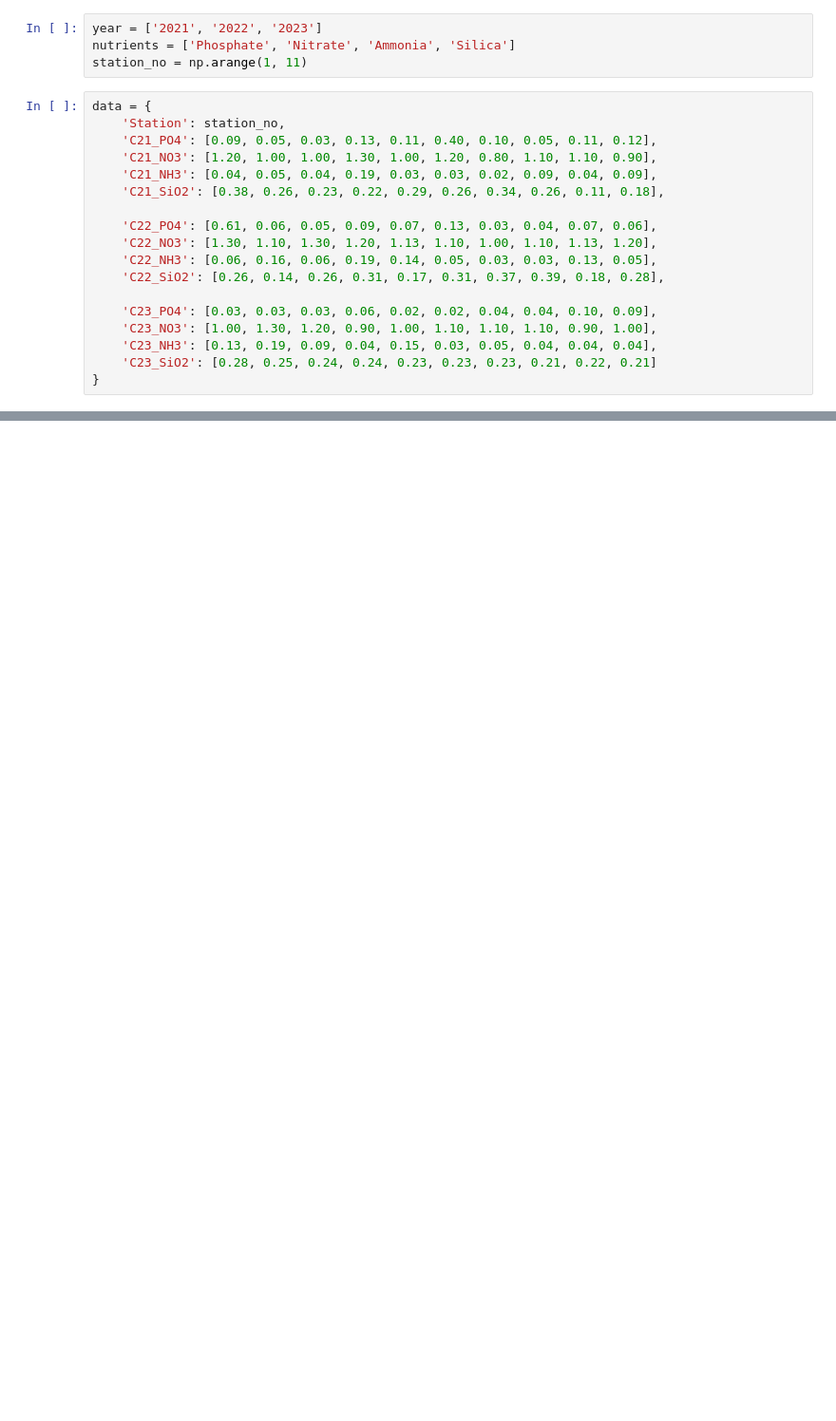
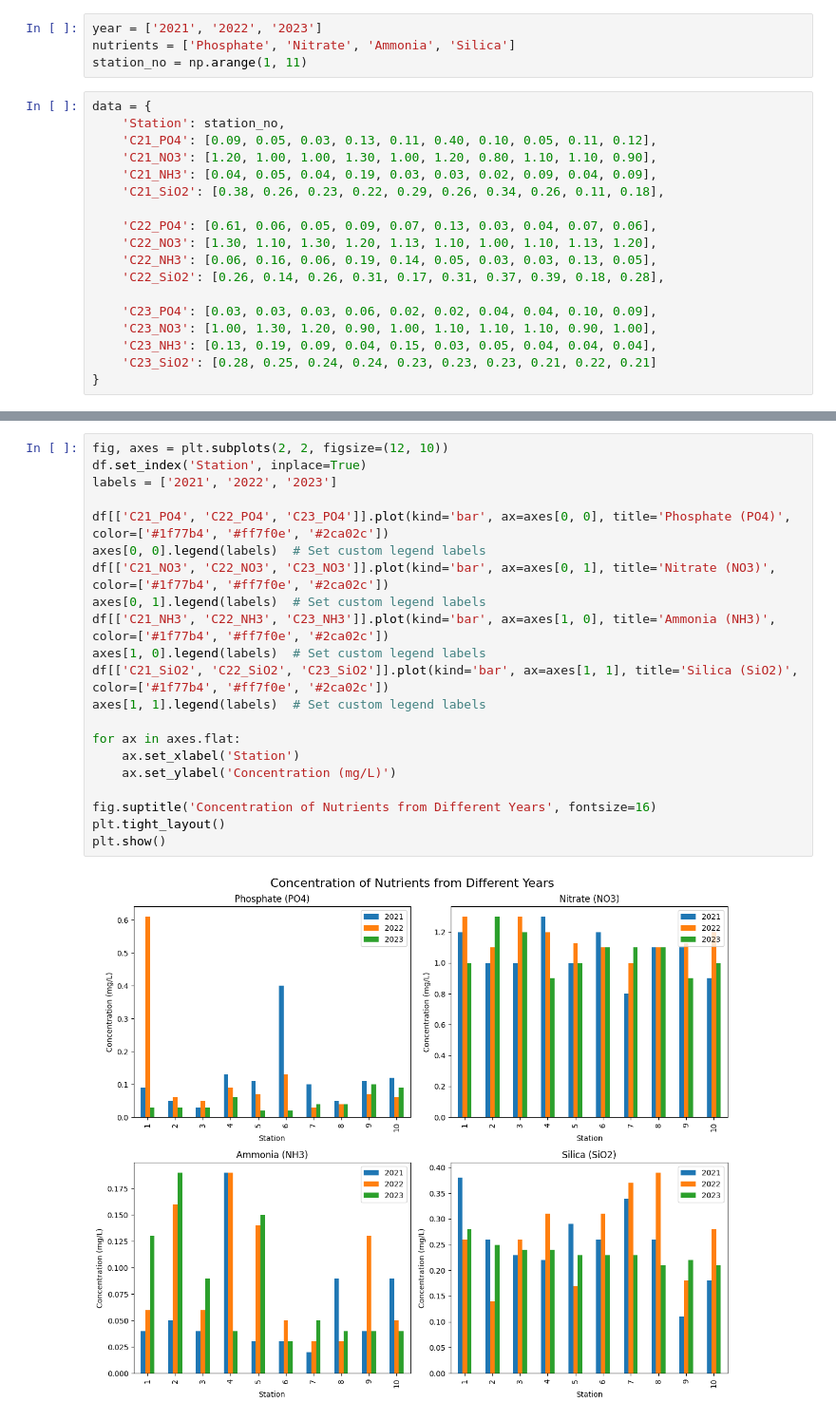
Before and after one commit to Nawshin-25/Saint_Martin, a Jupyter notebook: Nutrients.ipynb, the cells around one changed output, grey strips where cells are left out. Shown at 95% size. Drawn from its saved outputs; the diff is of its cells as text; blank space fills up the shorter version.

```diff
--- a/Nutrients.ipynb
+++ b/Nutrients.ipynb
@@ -58,0 +60,23 @@ plt.show()
+# %%
+fig, axes = plt.subplots(2, 2, figsize=(12, 10))
+df.set_index('Station', inplace=True)
+labels = ['2021', '2022', '2023']
+
+df[['C21_PO4', 'C22_PO4', 'C23_PO4']].plot(kind='bar', ax=axes[0, 0], title='Phosphate (PO4)', color=['#1f77b4', '#ff7f0e', '#2ca02c'])
+axes[0, 0].legend(labels)  # Set custom legend labels
+df[['C21_NO3', 'C22_NO3', 'C23_NO3']].plot(kind='bar', ax=axes[0, 1], title='Nitrate (NO3)', color=['#1f77b4', '#ff7f0e', '#2ca02c'])
+axes[0, 1].legend(labels)  # Set custom legend labels
+df[['C21_NH3', 'C22_NH3', 'C23_NH3']].plot(kind='bar', ax=axes[1, 0], title='Ammonia (NH3)', color=['#1f77b4', '#ff7f0e', '#2ca02c'])
+axes[1, 0].legend(labels)  # Set custom legend labels
+df[['C21_SiO2', 'C22_SiO2', 'C23_SiO2']].plot(kind='bar', ax=axes[1, 1], title='Silica (SiO2)', color=['#1f77b4', '#ff7f0e', '#2ca02c'])
+axes[1, 1].legend(labels)  # Set custom legend labels
+
+for ax in axes.flat:
+    ax.set_xlabel('Station')
+    ax.set_ylabel('Concentration (mg/L)')
+
+fig.suptitle('Concentration of Nutrients from Different Years', fontsize=16)
+plt.tight_layout()
+plt.show()
+# %% [output]
+[figure, added]
```
Also changed, not shown: parts of 5 cells of this notebook.
